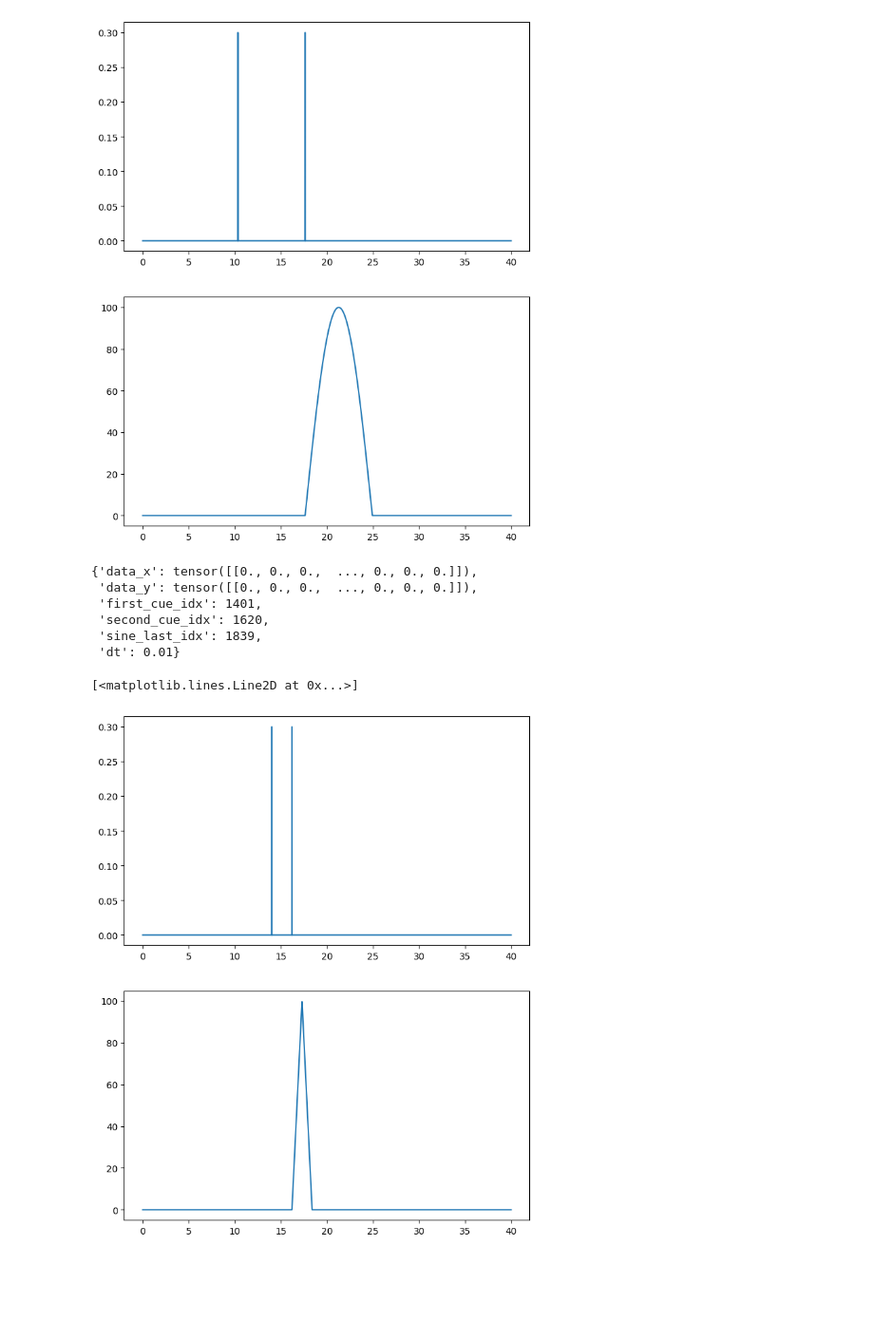
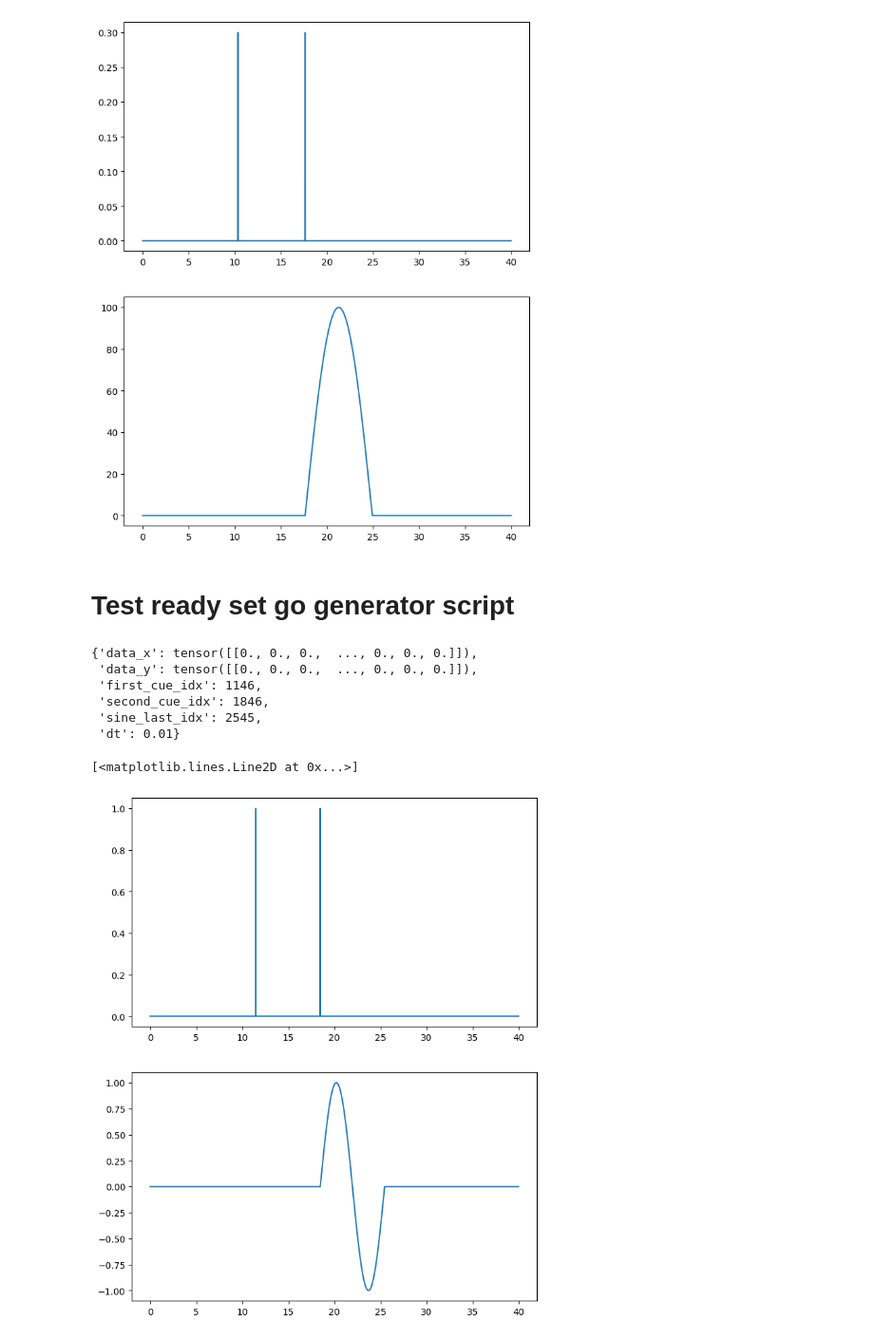
Before and after one commit to mtnusf97/CTRNN, a Jupyter notebook: helper_notebook.ipynb, the cells around one changed output. Shown at 95% size. Saved outputs shown, nothing was run; the diff lists cells and outputs as text; code cells hidden in the pictures; blank space fills up the shorter version.

```diff
--- a/helper_notebook.ipynb
+++ b/helper_notebook.ipynb
@@ -365,24 +346,26 @@ for i in range(number_of_data_samples):
+# %% [markdown]
+# Test ready set go generator script
 # %%
 def load(path_to_file):
     with open(path_to_file, 'rb') as file:
         rnn_params = pickle.load(file)
     return rnn_params
 # %%
-data = load('/home/matin/McMaster/trimba/phd_codes/CTRNN/generated_datasets/ready_set_go_samples_100_duration40_dt0.01_cue_f10l20_interval_2_8_targeta100_cuea0.3_targetshapetriangle.pkl')
+data = load('/home/matin/McMaster/trimba/phd_codes/CTRNN/generated_datasets/ready_set_go_samples_100_duration40_dt0.01_cue_f10l20_interval_2_8_targeta1_cuea1_targetshapefull_sine.pkl')
 # %%
 data[0]
 # %% [output]
 {'data_x': tensor([[0., 0., 0.,  ..., 0., 0., 0.]]),
  'data_y': tensor([[0., 0., 0.,  ..., 0., 0., 0.]]),
- 'first_cue_idx': 1401,
- 'second_cue_idx': 1620,
- 'sine_last_idx': 1839,
+ 'first_cue_idx': 1146,
+ 'second_cue_idx': 1846,
+ 'sine_last_idx': 2545,
  'dt': 0.01}
 # %%
-x_range = np.arange(0, data_duration, dt)
+x_range = np.arange(0, 40, 0.01)
 _, axs = plt.subplots(2, 1, figsize=(8,10))
 axs[0].plot(x_range, torch.flatten(data[0]['data_x']))
 axs[1].plot(x_range, torch.flatten(data[0]['data_y']))
 # %% [output]
 [<matplotlib.lines.Line2D at 0x...>]
-[figure, old version]
+[figure, new version]
```
Also changed, not shown: parts of 3 cells of this notebook, 12 other files.
